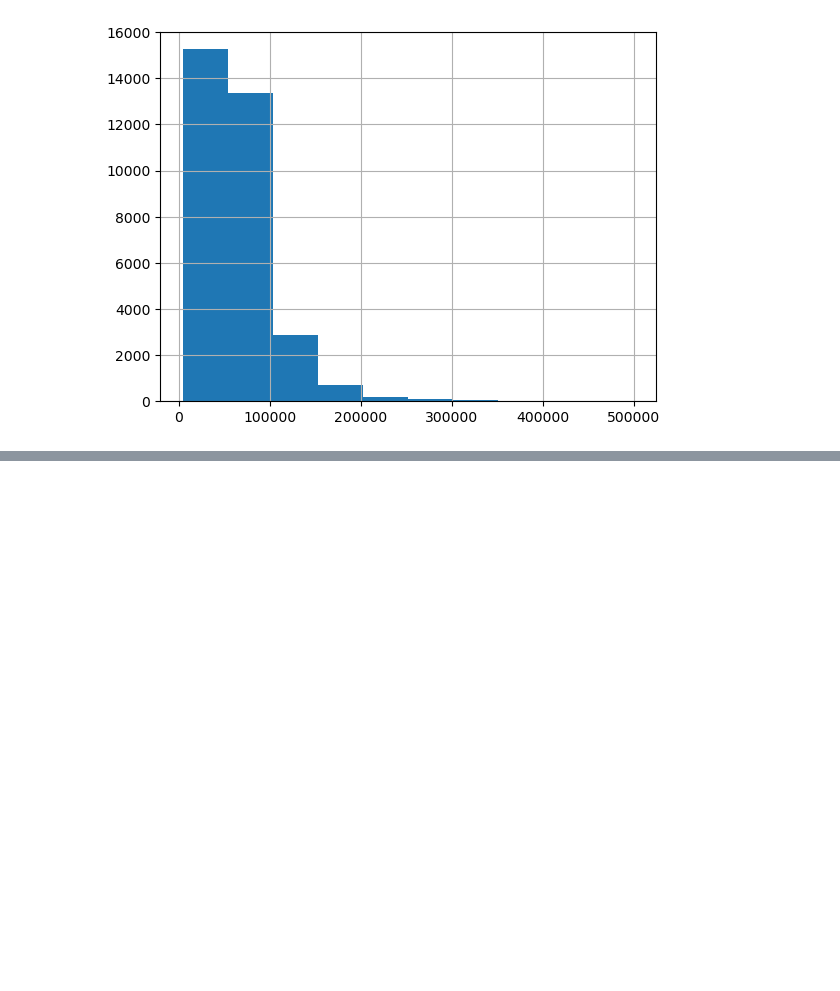
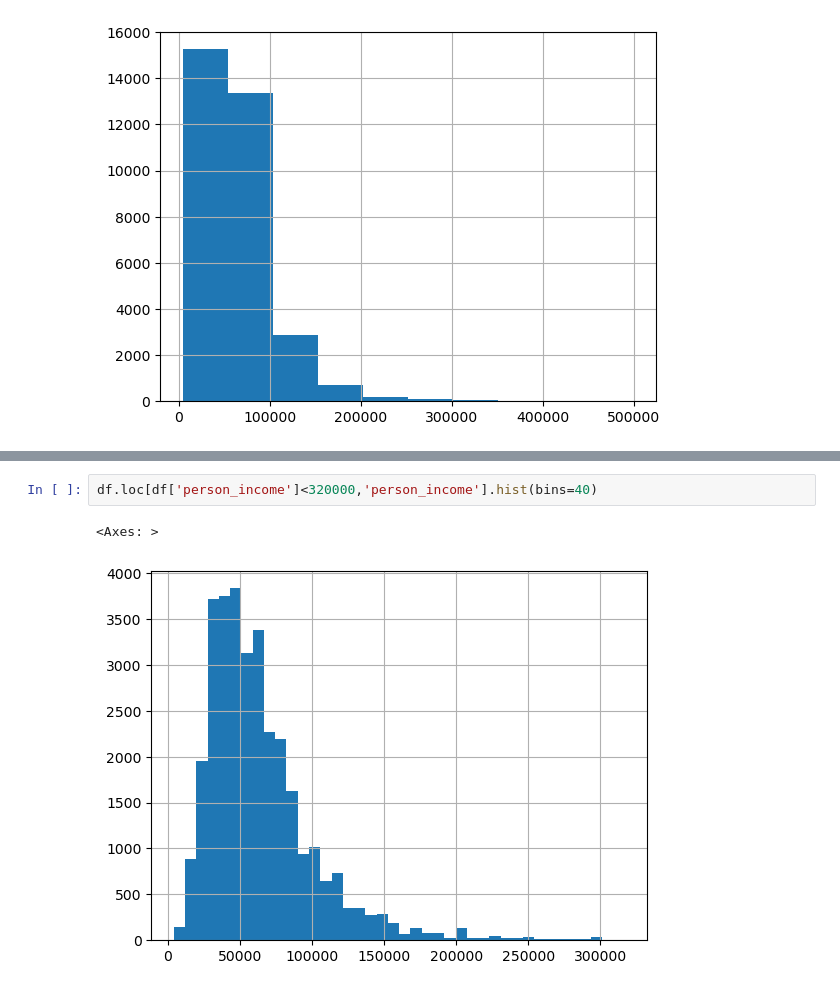
Before and after one commit to spirnia/Credit-Risk-Modeling, a Jupyter notebook: notebook/data_processing.ipynb, the cells around one changed output, grey strips where cells are left out. Cells and saved outputs as stored; diff of their text form; blank space fills up the shorter version.

```diff
--- a/notebook/data_processing.ipynb
+++ b/notebook/data_processing.ipynb
@@ -403,0 +478,5 @@ df.loc[df['person_income']<500000,'person_income'].hist()
+# %%
+df.loc[df['person_income']<320000,'person_income'].hist(bins=40)
+# %% [output]
+<Axes: >
+[figure, added]
```
Also changed, not shown: parts of 36 cells of this notebook.
